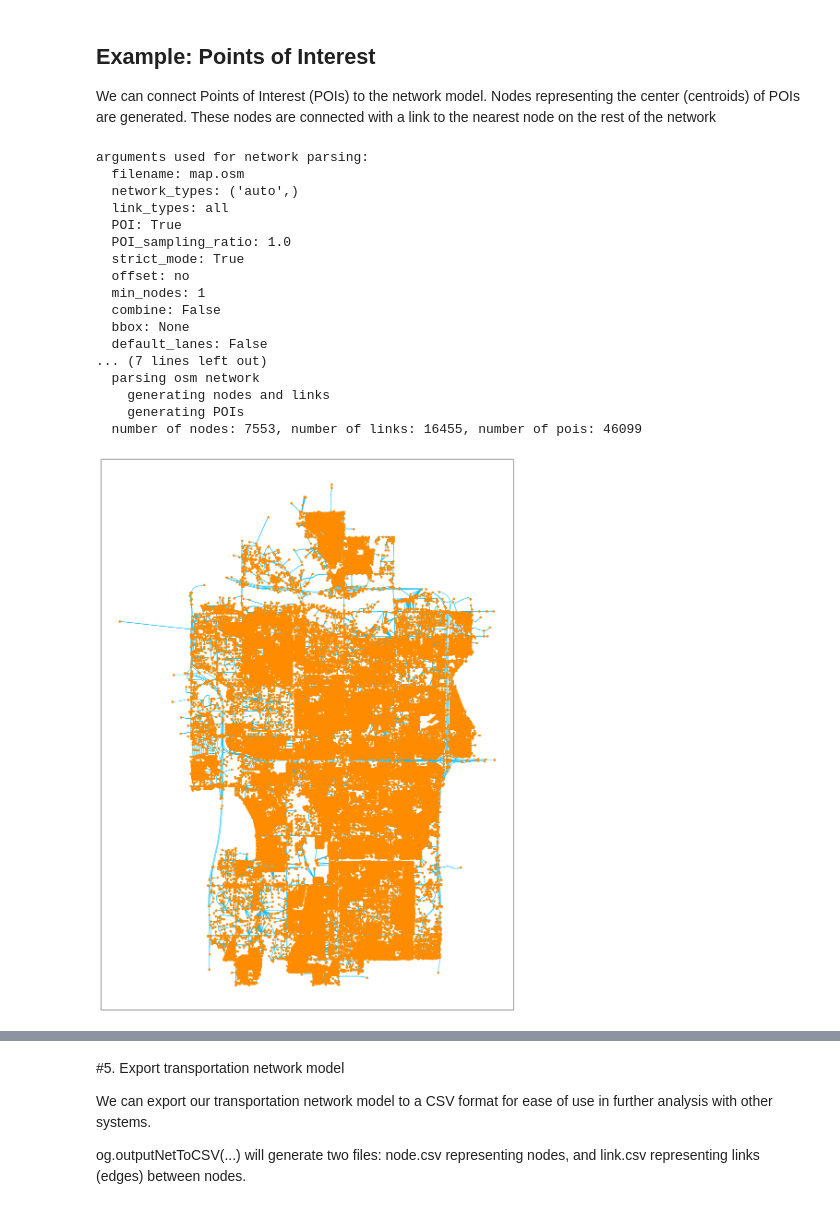
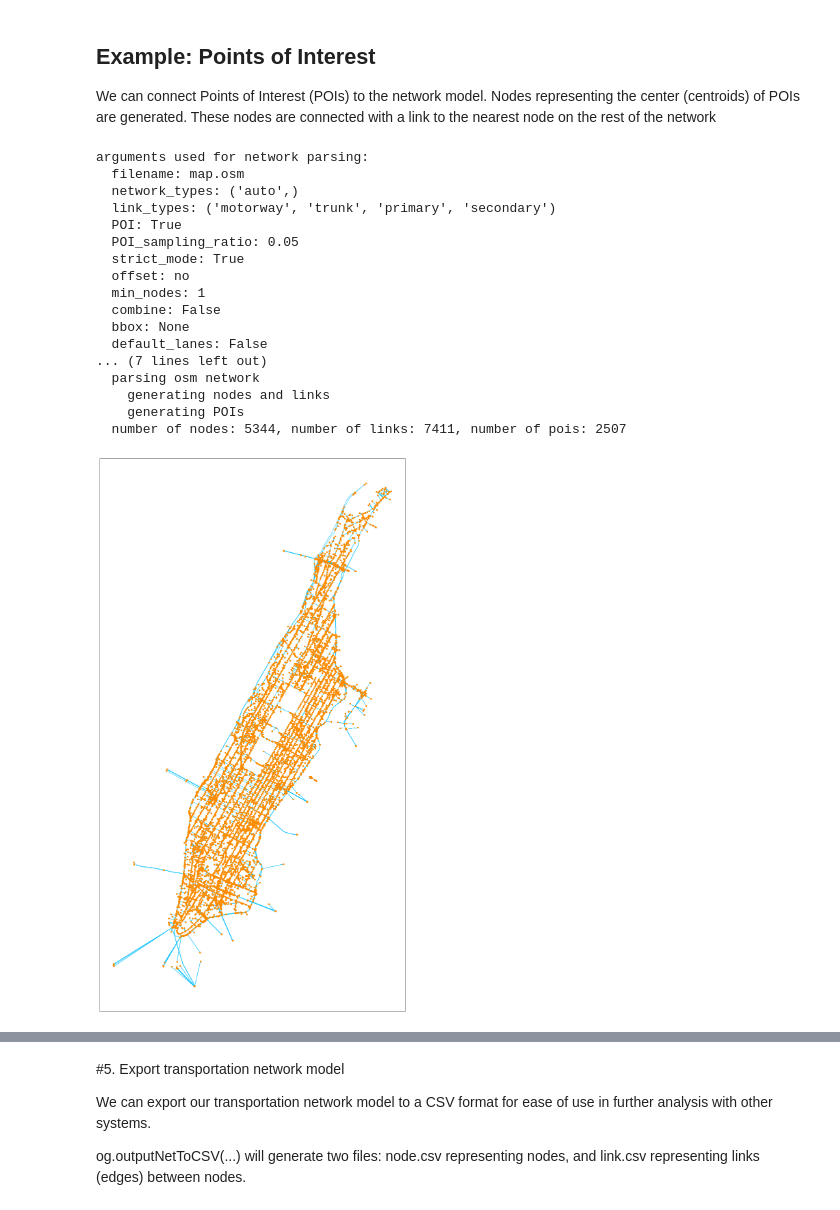
Before and after one commit to jiawlu/OSM2GMNS, a Jupyter notebook: osm2gmns_quickstart.ipynb, the cells around one changed output, grey strips where cells are left out. Drawn from its saved outputs; the diff is of its cells as text; code cells hidden in the pictures.

```diff
--- a/osm2gmns_quickstart.ipynb
+++ b/osm2gmns_quickstart.ipynb
@@ -92,25 +92,25 @@ Consolidating Complex Intersections
 
 We can connect Points of Interest (POIs) to the network model. Nodes representing the center (centroids) of POIs are generated. These nodes are connected with a link to the nearest node on the rest of the network
 # %%
-net = og.getNetFromFile('map.osm', POI=True)
+net = og.getNetFromFile('map.osm', link_types=('motorway','trunk','primary','secondary'), POI=True, POI_sampling_ratio=0.05)
 og.connectPOIWithNet(net)
 og.show(net)
 # %% [output]
 arguments used for network parsing:
   filename: map.osm
   network_types: ('auto',)
-  link_types: all
+  link_types: ('motorway', 'trunk', 'primary', 'secondary')
   POI: True
-  POI_sampling_ratio: 1.0
+  POI_sampling_ratio: 0.05
   strict_mode: True
   offset: no
   min_nodes: 1
   combine: False
   bbox: None
   default_lanes: False
 ... (7 lines left out)
   parsing osm network
     generating nodes and links
     generating POIs
-  number of nodes: 7553, number of links: 16455, number of pois: 46099
+  number of nodes: 5344, number of links: 7411, number of pois: 2507
-[figure, old version]
+[figure, new version]
```
Also changed, not shown: parts of 9 cells of this notebook.
